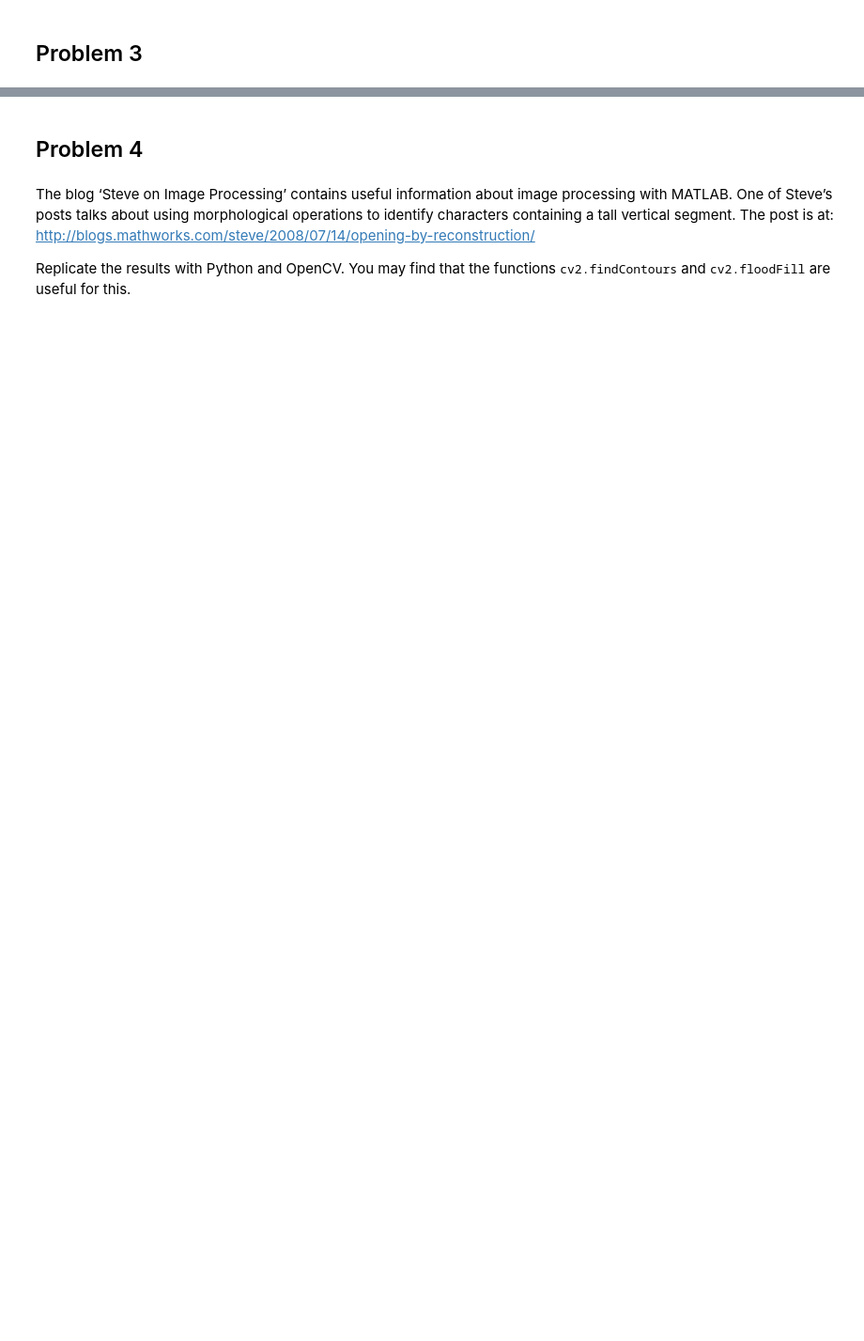
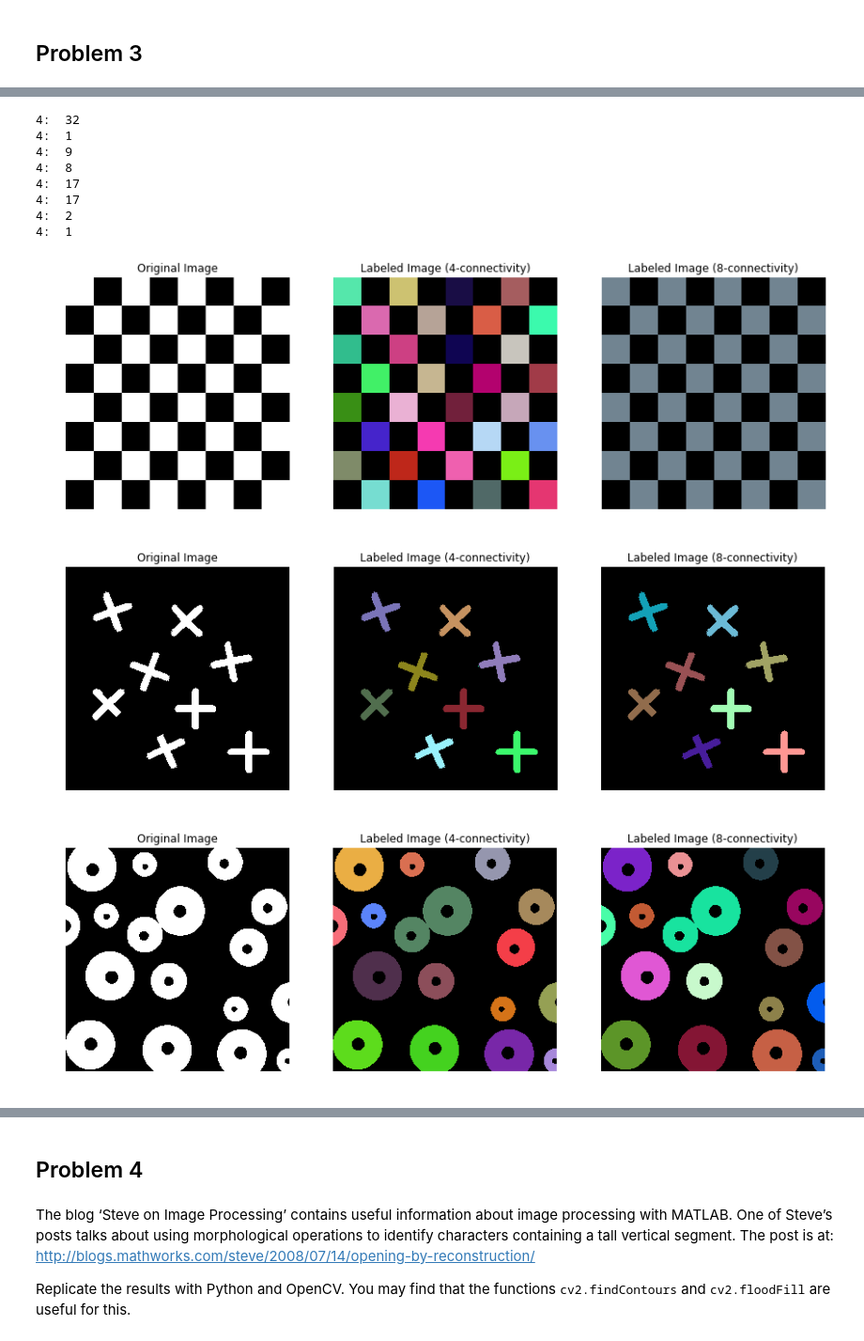
Before and after one commit to luisdavidd/imageprocessing_set4, a Jupyter notebook: problem_set_4.ipynb, the cells around one changed output, grey strips where cells are left out. Shown at 94% size. Cells and saved outputs as stored; diff of their text form; code cells hidden in the pictures; blank space fills up the shorter version.

```diff
--- a/problem_set_4.ipynb
+++ b/problem_set_4.ipynb
@@ -135,3 +182,77 @@ http://en.wikipedia.org/wiki/Connected_Component_Labeling
 
 <img src="files/crosses.png"/>
 <img src="files/connected.jpg"/>
+# %%
+import cv2
+import numpy as np
+import random
+import matplotlib.pyplot as plt
+%matplotlib inline
+
+def labelConnectedComponents(image, adj):
+    ret, image2 = cv2.threshold(image,127,255,cv2.THRESH_BINARY) #Aplicar Thresholding
+    image = cv2.cvtColor(image2, cv2.COLOR_GRAY2BGR) #Convertir a RGB/BGR
+    if(adj == 8):
+        '''
+        contours, hierarchy = cv2.findContours(image2,cv2.RETR_TREE,cv2.CHAIN_APPROX_NONE)
+        print "contours: ", len(contours)
+        cont = 0
+        for i in range(len(contours)):
+            cont+= 1
+            r = random.randint(0,255)
+            g = random.randint(0,255)
+            b = random.randint(0,255)
+            cv2.drawContours(image, contours, i, (b,g,r), thickness=-1)
+        print "8: ", cont
+        '''
+        h, w = image2.shape #Obtener dimensiones de la imagen
+        mask = np.zeros((h+2, w+2), np.uint8) #Crear mascaras necesaria para floodfill
+        mask2 = np.zeros((h+2, w+2), np.uint8)
+        cont = 0 #Contador de componentes conexas
+        for i in range(h):
+            for j in range(w):
+                if(image2[i,j] == 255): #Si esta en una componente no marcada
+                    cont+=  1 #Aumentar contador
+                    r = random.randint(0,255) #Elegir un color aleatoriamente
+                    g = random.randint(0,255)
+                    b = random.randint(0,255)
+                    cv2.floodFill(image, mask,(j,i), (b,g,r), flags = 8) #Realizar floodfill con conectividad 8
+                    cv2.floodFill(image2, mask2,(j,i), 125, flags = 8) #Marcar la componente
+        print "4: ", cont
+
+    elif(adj == 4):
+        h, w = image2.shape #Obtener dimensiones de la imagen
+        mask = np.zeros((h+2, w+2), np.uint8) #Crear mascaras necesaria para floodfill
+        mask2 = np.zeros((h+2, w+2), np.uint8)
+        cont = 0 #Contador de componentes conexas
+        for i in range(h):
+            for j in range(w):
+                if(image2[i,j] == 255): #Si esta en una componente no marcada
+                    cont+=  1 #Aumentar contador
+                    r2 = random.randint(0,255) #Elegir un color aleatoriamente
+                    g2 = random.randint(0,255)
+                    b2 = random.randint(0,255)
+                    cv2.floodFill(image, mask,(j,i), (b2,g2,r2), flags = 4) #Realizar floodfill con conectividad 8
+                    cv2.floodFill(image2, mask2,(j,i), 125, flags = 4) #Marcar la componente
+        print "4: ", cont
+    return image
+images_names=["chessboard.png","crosses.png","spheres.jpg","stack.png"]
+for i in range(len(images_names)):
+    imag = cv2.imread(images_names[i],cv2.IMREAD_GRAYSCALE)
+    plt.figure(figsize=(15,15)); plt.subplot(1,3,1);plt.imshow(imag, cmap='gray'); plt.title("Original Image");plt.axis('off')
+    imag2 = labelConnectedComponents(imag, 4) #Llamada con conectividad 4
+    imag3 = labelConnectedComponents(imag, 8) #Llamada con conectividad 8
+    plt.subplot(1,3,2); plt.imshow(imag2); plt.title("Labeled Image (4-connectivity)");plt.axis('off')
+    plt.subplot(1,3,3); plt.imshow(imag3); plt.title("Labeled Image (8-connectivity)");plt.axis('off')
+# %% [output]
+4:  32
+4:  1
+4:  9
+4:  8
+4:  17
+4:  17
+4:  2
+4:  1
+[figure, added]
+[figure, added]
+[figure, added]
```
Also changed, not shown: parts of 16 cells of this notebook, 9 other files.
